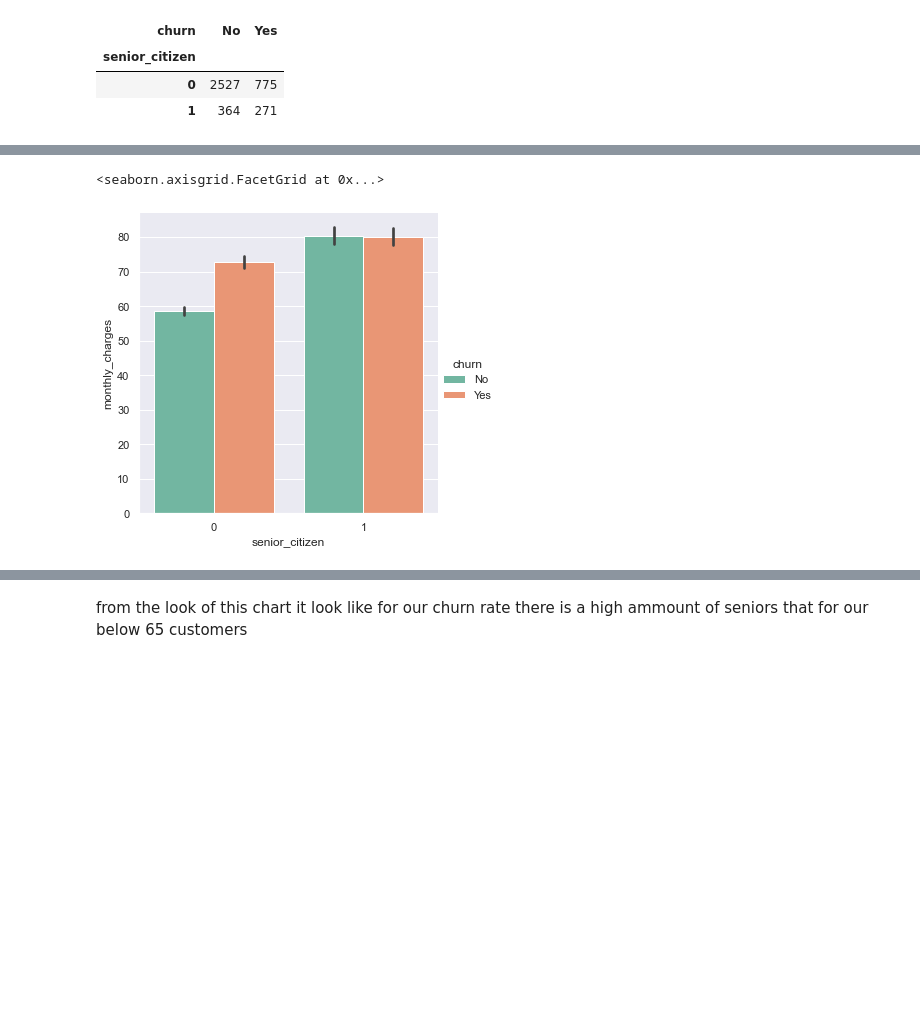
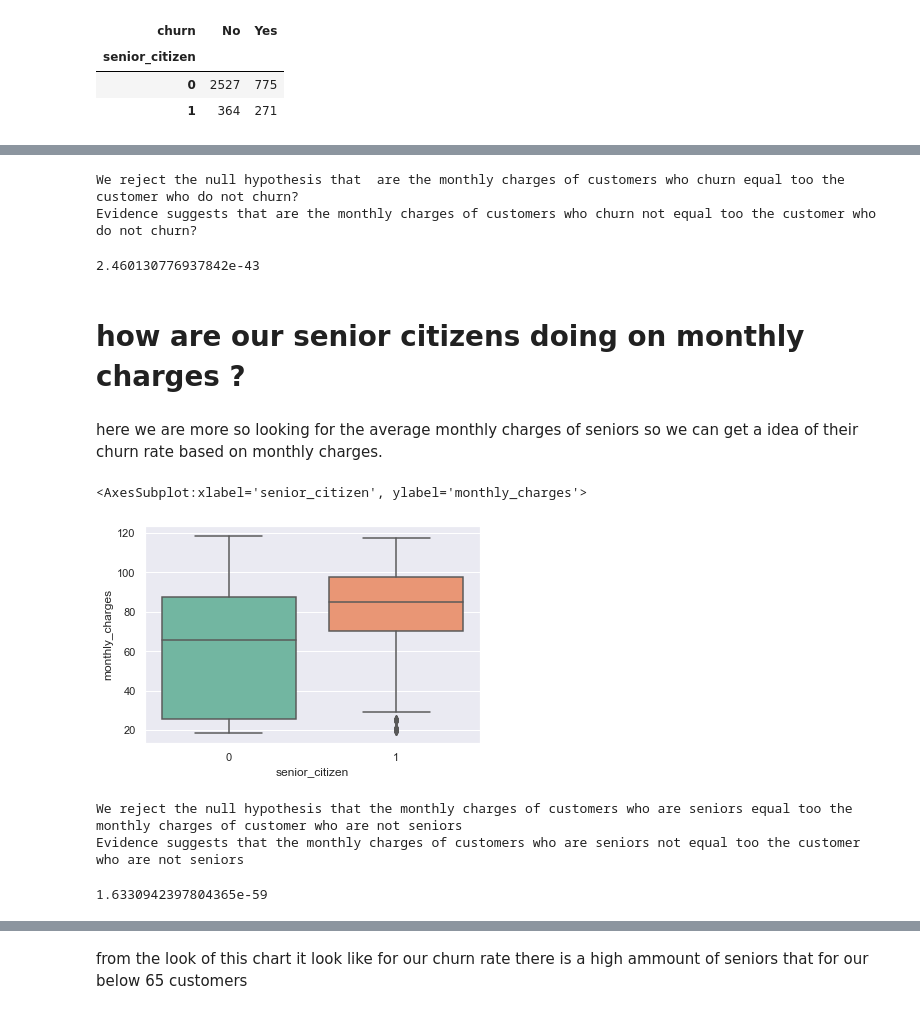
Before and after one commit to GladyBarrios/Telco_Classification_Project, a Jupyter notebook: rough_draft_Telco.ipynb, the cells around one changed output, grey strips where cells are left out. Cells and saved outputs as stored; diff of their text form; code cells hidden in the pictures; blank space fills up the shorter version.

```diff
--- a/scratch_pad_Telco.ipynb
+++ b/rough_draft_Telco.ipynb
@@ -259,6 +267,27 @@ Name: senior_citizen, dtype: int64
+# %%
+null_hypothesis = "the monthly charges of customers who churn = the monthly charges of customer who do not churn"
+alternative_hypothesis = "the monthly charges of customers who churn =! the monthly customer who do not churn"
+
+alpha = 0.05
+t, p = stats.ttest_ind(churn_sample,no_churn_sample, equal_var=False)
+
+if p < alpha:
+    print("We reject the null hypothesis that", null_hypothesis)
+    print("Evidence suggests that", alternative_hypothesis)
+else:
+    print("We fail to reject the null hypothesis")
+    print("We find insufficient evidence to support the claim that", alternative_hypothesis)
+p
+# %% [output]
+We reject the null hypothesis that  are the monthly charges of customers who churn equal too the customer who do not churn?
+Evidence suggests that are the monthly charges of customers who churn not equal too the customer who do not churn?
+2.460130776937842e-43
+# %% [markdown]
+# how are our senior citizens doing on monthly charges ?
+# %% [markdown]
+here we are more so looking for the average monthly charges of seniors so we can get a idea of their churn rate based on monthly charges.
 # %%
-
-sns.catplot(x="senior_citizen", y="monthly_charges", hue="churn", data=train, kind="bar", palette ='Set2')
+sns.boxplot(x='senior_citizen', y="monthly_charges", data=train, palette ='Set2')
 # %% [output]
-<seaborn.axisgrid.FacetGrid at 0x...>
+<AxesSubplot:xlabel='senior_citizen', ylabel='monthly_charges'>
-[figure, old version]
+[figure, new version]
@@ -264,0 +297,18 @@ sns.catplot(x="senior_citizen", y="monthly_charges", hue="churn", data=train, ki
+# %%
+null_hypothesis = "the monthly charges of seniors is equal too the monthly charges of non-seniors"
+alternative_hypothesis = "the monthly charges of customers who are seniors is not equal too the customer who are not seniors"
+
+alpha = 0.05
+t, p = stats.ttest_ind(senior_sample,not_senior_sample, equal_var=False)
+
+if p < alpha:
+    print("We reject the null hypothesis that", null_hypothesis)
+    print("Evidence suggests that", alternative_hypothesis)
+else:
+    print("We fail to reject the null hypothesis")
+    print("We find insufficient evidence to support the claim that", alternative_hypothesis)
+p
+# %% [output]
+We reject the null hypothesis that the monthly charges of customers who are seniors equal too the monthly charges of customer who are not seniors
+Evidence suggests that the monthly charges of customers who are seniors not equal too the customer who are not seniors
+1.6330942397804365e-59
```
Also changed, not shown: parts of 23 cells of this notebook, 1 other file.
